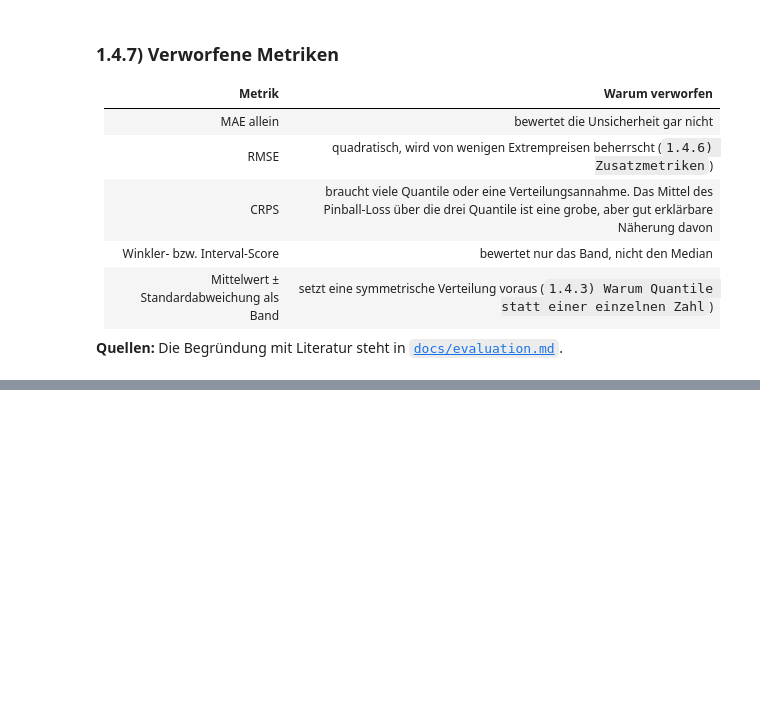
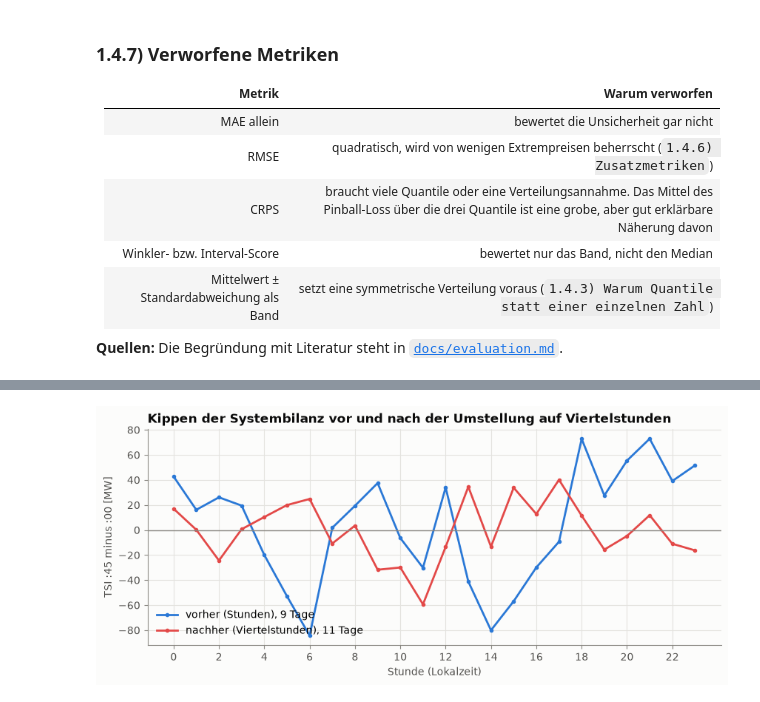
Before and after one commit to ibidreli/energy_price_prediction, a Jupyter notebook: notebooks/01_exploratory_data_analysis.ipynb, the cells around one changed output, grey strips where cells are left out. Drawn from its saved outputs; the diff is of its cells as text; code cells hidden in the pictures; blank space fills up the shorter version.

```diff
--- a/notebooks/01_exploratory_data_analysis.ipynb
+++ b/notebooks/01_exploratory_data_analysis.ipynb
@@ -2336,0 +2538,29 @@ Hauptmetrik ist der mittlere Pinball-Loss, ergänzt durch MAE des Medians, Abdec
+# %%
+#---------------------------------------------------------------------------
+# Neuester Snapshot der Regelzonenbilanz, Kippen vor und nach dem 04.11.2026
+#---------------------------------------------------------------------------
+snapshot_path = latest_snapshot("data/control_area_balance/snapshots")
+latest_cab = read_snapshot(snapshot_path)
+print(f"- Snapshot {snapshot_path.name}, letzte Viertelstunde {latest_cab['timestamp_local'].max():%d.%m.%Y %H:%M}")
+
+latest_flips = eda.within_hour_trend(latest_cab)
+latest_days = pd.to_datetime(latest_flips["date"])
+periods = {"September (Stunden)": latest_flips[latest_days.between("2026-09-01", "2026-09-30")],
+           "Oktober bis 24.10. (Stunden)": latest_flips[latest_days.between("2026-10-01", "2026-10-24")],
+           "vorher (Stunden)": latest_flips[latest_days.between("2026-10-26", "2026-11-03")],
+           "nachher (Viertelstunden)": latest_flips[latest_days >= "2026-11-04"]}
+switch_rows = []
+for label, group in periods.items():
+    if group.empty:
+        print(f"- {label}: keine Daten im Snapshot")
+        continue
+    switch_rows.append({"Zeitraum": label, "Tage": group["date"].nunique(),
+                        "systematisches Kippen [MW]": group.groupby("hour")["trend"].mean().abs().mean(),
+                        "mittleres |Kippen| [MW]": group["trend"].abs().mean(),
+                        "Stunden mit |Kippen| > 100 MW": (group["trend"].abs() > 100).mean()})
+switch = pd.DataFrame(switch_rows)
+if len(switch) == 4:
+    corr_switch, sign_switch = agreement(periods["nachher (Viertelstunden)"].groupby("hour")["trend"].mean(),
+                                         periods["vorher (Stunden)"].groupby("hour")["trend"].mean())
+    print(f"- Profil nachher gegenüber vorher: Korrelation {corr_switch:.2f}, gleiches Vorzeichen {sign_switch:.0%}")
+switch.round(2)
@@ -2336,0 +2575,18 @@ Hauptmetrik ist der mittlere Pinball-Loss, ergänzt durch MAE des Medians, Abdec
+# %%
+#-------------------------------------------------------
+# Mittleres Kippen je Stunde vor und nach dem 04.11.2026
+#-------------------------------------------------------
+if len(switch) == 4:
+    fig, ax = plt.subplots(figsize=(10, 3.8))
+    for colour, label in zip([BLUE, RED], ["vorher (Stunden)", "nachher (Viertelstunden)"]):
+        group = periods[label]
+        profile = group.groupby("hour")["trend"].mean()
+        ax.plot(profile.index, profile, marker="o", markersize=3, color=colour, label=f"{label}, {group['date'].nunique()} Tage")
+    ax.axhline(0, color=MUTED, linewidth=1)
+    ax.set(xlabel="Stunde (Lokalzeit)", ylabel="TSI :45 minus :00 [MW]", xticks=range(0, 24, 2),
+           title="Kippen der Systembilanz vor und nach der Umstellung auf Viertelstunden")
+    ax.legend(loc="lower left")
+    save(fig, "sl_flip_before_after_switch.png")
+    plt.show()
+# %% [output]
+[figure, added]
```
Also changed, not shown: parts of 22 cells of this notebook, 6 other files.
